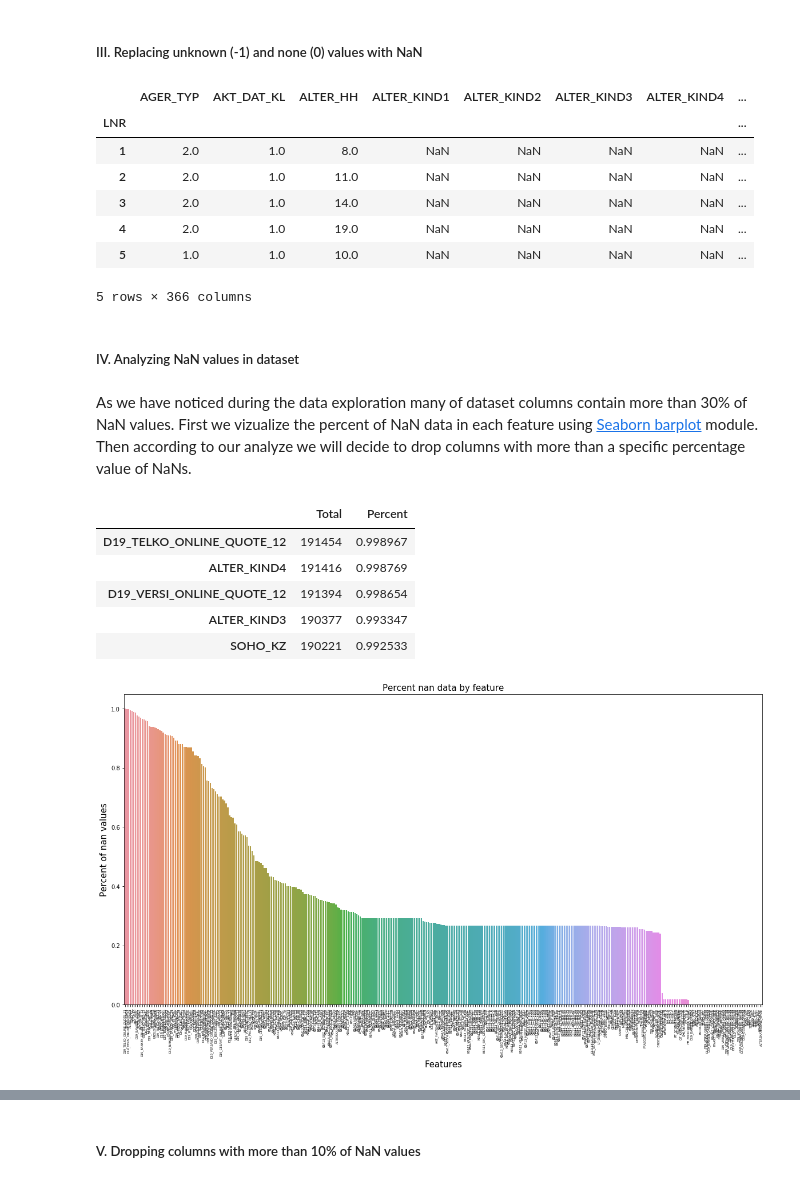
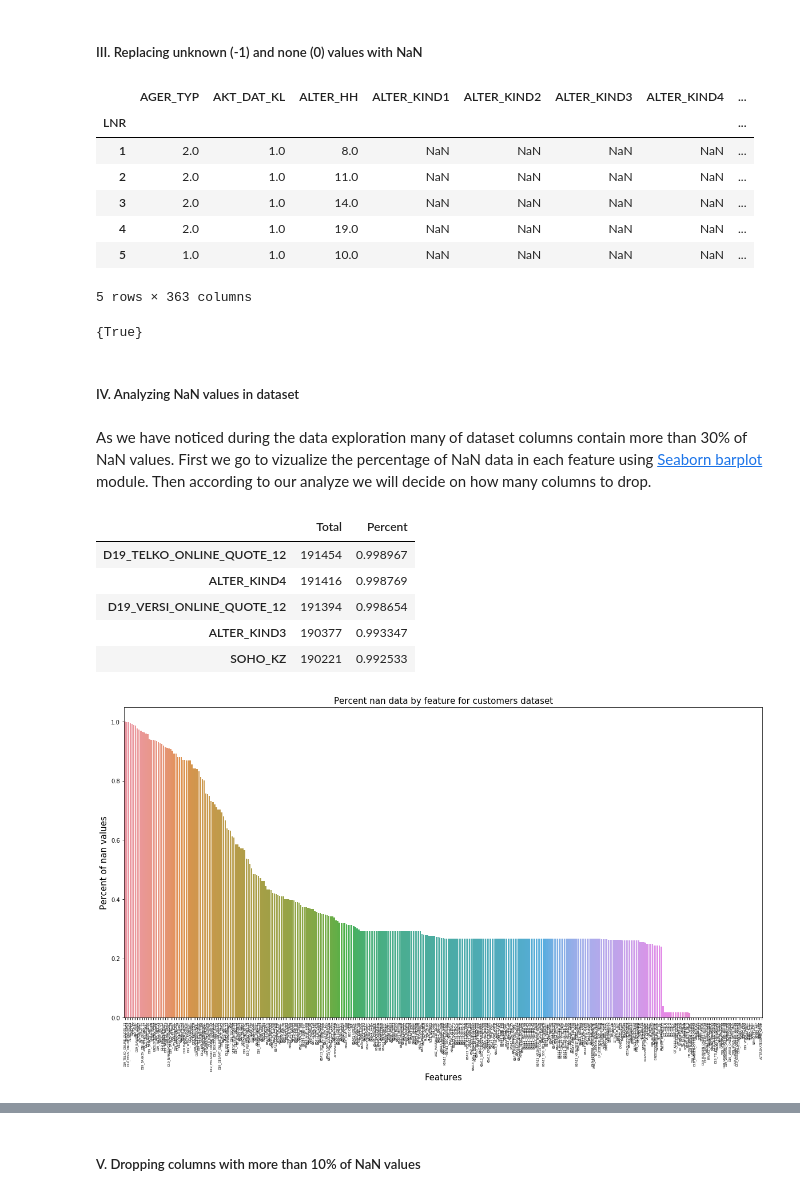
Before and after one commit to keyvantaj/Capstone_Project, a Jupyter notebook: Arvato Project Workbook.ipynb, the cells around one changed output, grey strips where cells are left out. Saved outputs shown, nothing was run; the diff lists cells and outputs as text; code cells hidden in the pictures.

```diff
--- a/Arvato Project Workbook.ipynb
+++ b/Arvato Project Workbook.ipynb
@@ -417,7 +399,7 @@ customers_subset.head()
 # %%
-# Dropping non values columns which can not be converted to float or integer
+# Dropping columns
 clean_azdias = azdias.drop(['OST_WEST_KZ','EINGEFUEGT_AM'], axis=1)
-clean_customers = customers.drop(['OST_WEST_KZ','EINGEFUEGT_AM'], axis=1)
+clean_customers = customers.drop(['OST_WEST_KZ','EINGEFUEGT_AM','PRODUCT_GROUP','CUSTOMER_GROUP','ONLINE_PURCHASE'], axis=1)
 # %%
 clean_customers.head()
 # %% [output]
@@ -432,10 +414,9 @@ clean_customers.head()
 # %% [markdown]
 ##### II. Converting remaining non values data to numeric values otherwise replace with NaN
 # %%
-clean_customers = clean_customers.apply(pd.to_numeric, errors='coerce')
-clean_azdias = clean_azdias.apply(pd.to_numeric, errors='coerce')
+clean_customers[['CAMEO_DEUG_2015','CAMEO_INTL_2015']] = clean_customers[['CAMEO_DEUG_2015','CAMEO_INTL_2015']].apply(pd.to_numeric, errors='coerce')
+clean_azdias[['CAMEO_DEUG_2015','CAMEO_INTL_2015']] = clean_azdias[['CAMEO_DEUG_2015','CAMEO_INTL_2015']].apply(pd.to_numeric, errors='coerce')
 # %% [markdown]
 ##### III. Replacing unknown (-1) and none (0) values with NaN
 # %%
-clean_customers = clean_customers.replace(0, np.nan)
-clean_customers = clean_customers.replace(-1, np.nan)
+clean_customers.replace([0,-1], np.nan, inplace=True)
@@ -449,33 +432,37 @@ clean_customers.head()
 | 3 | 2.0 | 1.0 | 14.0 | NaN | NaN | NaN | NaN | ... |
 | 4 | 2.0 | 1.0 | 19.0 | NaN | NaN | NaN | NaN | ... |
 | 5 | 1.0 | 1.0 | 10.0 | NaN | NaN | NaN | NaN | ... |
-5 rows × 366 columns
+5 rows × 363 columns
+# %%
+set(clean_azdias.columns == clean_customers.columns)
+# %% [output]
+{True}
 # %% [markdown]
 ##### IV. Analyzing NaN values in dataset
 # %% [markdown]
-As we have noticed during the data exploration many of dataset columns contain more than 30% of NaN values. First we vizualize the percent of NaN data in each feature using [Seaborn barplot](https://seaborn.pydata.org/generated/seaborn.barplot.html) module. Then according to our analyze we will decide to drop columns with more than a specific percentage value of NaNs.
+As we have noticed during the data exploration many of dataset columns contain more than 30% of NaN values. First we go to vizualize the percentage of NaN data in each feature using [Seaborn barplot](https://seaborn.pydata.org/generated/seaborn.barplot.html) module. Then according to our analyze we will decide on how many columns to drop.
 # %%
 total = clean_customers.isna().sum().sort_values(ascending=False)
 percent = (clean_customers.isna().sum()/clean_customers.isna().count()).sort_values(ascending=False)
 nan_data = pd.concat([total, percent], axis=1, keys=['Total', 'Percent'])
 
 f, ax = plt.subplots(figsize=(20, 10))
 
 for tick in ax.xaxis.get_major_ticks():
     tick.label.set_fontsize(5)
 
     plt.xticks(rotation='90')
 sns.barplot(x=nan_data.index, y=nan_data['Percent'])
 plt.xlabel('Features', fontsize=15)
 plt.ylabel('Percent of nan values', fontsize=15)
-plt.title('Percent nan data by feature', fontsize=15)
+plt.title('Percent nan data by feature for customers dataset', fontsize=15)
 
 nan_data.head()
 # %% [output]
 |  | Total | Percent |
 | D19_TELKO_ONLINE_QUOTE_12 | 191454 | 0.998967 |
 | ALTER_KIND4 | 191416 | 0.998769 |
 | D19_VERSI_ONLINE_QUOTE_12 | 191394 | 0.998654 |
 | ALTER_KIND3 | 190377 | 0.993347 |
 | SOHO_KZ | 190221 | 0.992533 |
-[figure, old version]
+[figure, new version]
```
Also changed, not shown: parts of 99 cells of this notebook.
